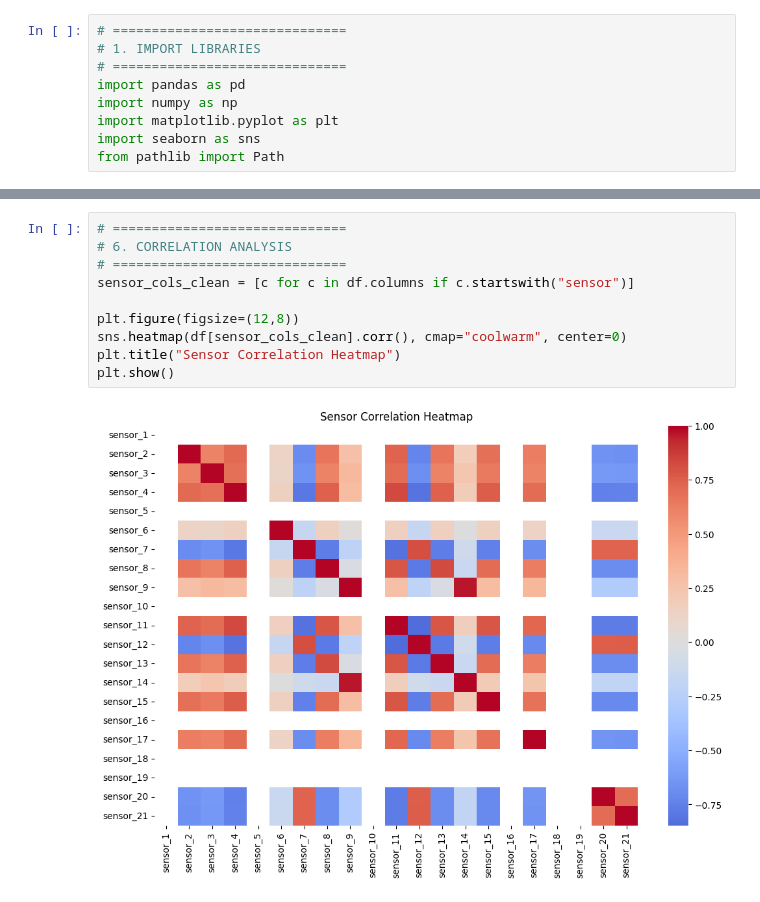
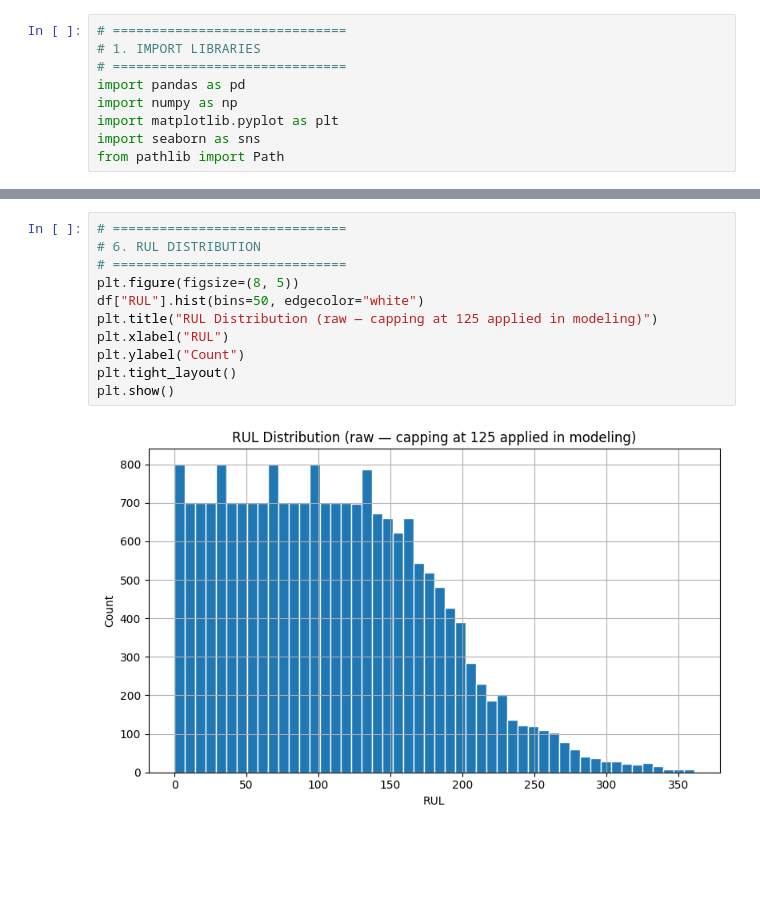
Before and after one commit to AKHIL572/Predictive-Maintenance-System-Using-Sensor-Data-RUL-Prediction-, a Jupyter notebook: notebooks/2_eda.ipynb, the cells around one changed output, grey strips where cells are left out. Drawn from its saved outputs; the diff is of its cells as text; blank space fills up the shorter version.

```diff
--- a/notebooks/2_eda.ipynb
+++ b/notebooks/2_eda.ipynb
@@ -86,12 +97,13 @@ I analyzed sensor variance to identify non-informative features. Several sensors
 # %%
 # ==============================
-# 6. CORRELATION ANALYSIS
+# 6. RUL DISTRIBUTION
 # ==============================
-sensor_cols_clean = [c for c in df.columns if c.startswith("sensor")]
-
-plt.figure(figsize=(12,8))
-sns.heatmap(df[sensor_cols_clean].corr(), cmap="coolwarm", center=0)
-plt.title("Sensor Correlation Heatmap")
+plt.figure(figsize=(8, 5))
+df["RUL"].hist(bins=50, edgecolor="white")
+plt.title("RUL Distribution (raw — capping at 125 applied in modeling)")
+plt.xlabel("RUL")
+plt.ylabel("Count")
+plt.tight_layout()
 plt.show()
 # %% [output]
-[figure, old version]
+[figure, new version]
```
Also changed, not shown: parts of 16 cells of this notebook, 11 other files.
